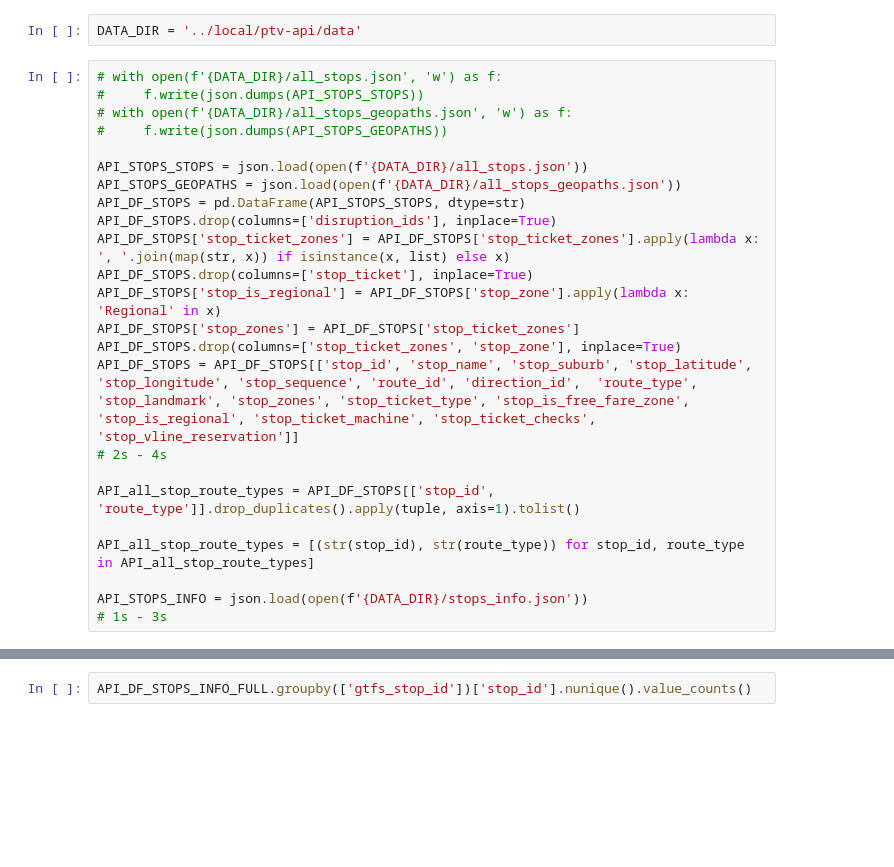
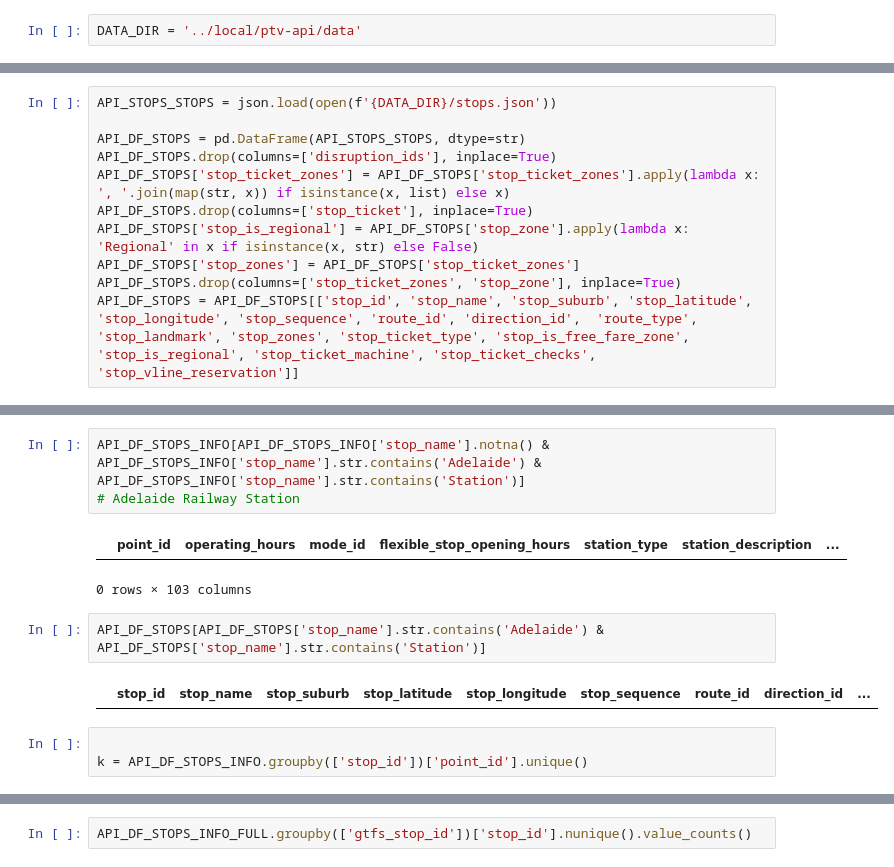
Before and after one commit to thanhan910/PTV, a Jupyter notebook: notebooks/ptv-api-stops-clean.ipynb, the cells around one changed output, grey strips where cells are left out. Drawn from its saved outputs; the diff is of its cells as text; blank space fills up the shorter version.

```diff
--- a/notebooks/ptv-api-stops-clean.ipynb
+++ b/notebooks/ptv-api-stops-clean.ipynb
@@ -13,27 +13,3 @@ import time
 import pyptvgtfs
 # %%
 DATA_DIR = '../local/ptv-api/data'
-# %%
-# with open(f'{DATA_DIR}/all_stops.json', 'w') as f:
-#     f.write(json.dumps(API_STOPS_STOPS))
-# with open(f'{DATA_DIR}/all_stops_geopaths.json', 'w') as f:
-#     f.write(json.dumps(API_STOPS_GEOPATHS))
-
-API_STOPS_STOPS = json.load(open(f'{DATA_DIR}/all_stops.json'))
-API_STOPS_GEOPATHS = json.load(open(f'{DATA_DIR}/all_stops_geopaths.json'))
-API_DF_STOPS = pd.DataFrame(API_STOPS_STOPS, dtype=str)
-API_DF_STOPS.drop(columns=['disruption_ids'], inplace=True)
-API_DF_STOPS['stop_ticket_zones'] = API_DF_STOPS['stop_ticket_zones'].apply(lambda x: ', '.join(map(str, x)) if isinstance(x, list) else x)
-API_DF_STOPS.drop(columns=['stop_ticket'], inplace=True)
-API_DF_STOPS['stop_is_regional'] = API_DF_STOPS['stop_zone'].apply(lambda x: 'Regional' in x)
-API_DF_STOPS['stop_zones'] = API_DF_STOPS['stop_ticket_zones']
-API_DF_STOPS.drop(columns=['stop_ticket_zones', 'stop_zone'], inplace=True)
-API_DF_STOPS = API_DF_STOPS[['stop_id', 'stop_name', 'stop_suburb', 'stop_latitude', 'stop_longitude', 'stop_sequence', 'route_id', 'direction_id',  'route_type',  'stop_landmark', 'stop_zones', 'stop_ticket_type', 'stop_is_free_fare_zone', 'stop_is_regional', 'stop_ticket_machine', 'stop_ticket_checks', 'stop_vline_reservation']]
-# 2s - 4s
-
-API_all_stop_route_types = API_DF_STOPS[['stop_id', 'route_type']].drop_duplicates().apply(tuple, axis=1).tolist()
-
-API_all_stop_route_types = [(str(stop_id), str(route_type)) for stop_id, route_type in API_all_stop_route_types]
-
-API_STOPS_INFO = json.load(open(f'{DATA_DIR}/stops_info.json'))
-# 1s - 3s
@@ -303,0 +216,11 @@ API_DF_STOPS_INFO_FULL = pd.concat([API_DF_STOPS_INFO, GA_DF_MISSING_STOPS], ign
+# %%
+API_STOPS_STOPS = json.load(open(f'{DATA_DIR}/stops.json'))
+
+API_DF_STOPS = pd.DataFrame(API_STOPS_STOPS, dtype=str)
+API_DF_STOPS.drop(columns=['disruption_ids'], inplace=True)
+API_DF_STOPS['stop_ticket_zones'] = API_DF_STOPS['stop_ticket_zones'].apply(lambda x: ', '.join(map(str, x)) if isinstance(x, list) else x)
+API_DF_STOPS.drop(columns=['stop_ticket'], inplace=True)
+API_DF_STOPS['stop_is_regional'] = API_DF_STOPS['stop_zone'].apply(lambda x: 'Regional' in x if isinstance(x, str) else False)
+API_DF_STOPS['stop_zones'] = API_DF_STOPS['stop_ticket_zones']
+API_DF_STOPS.drop(columns=['stop_ticket_zones', 'stop_zone'], inplace=True)
+API_DF_STOPS = API_DF_STOPS[['stop_id', 'stop_name', 'stop_suburb', 'stop_latitude', 'stop_longitude', 'stop_sequence', 'route_id', 'direction_id',  'route_type',  'stop_landmark', 'stop_zones', 'stop_ticket_type', 'stop_is_free_fare_zone', 'stop_is_regional', 'stop_ticket_machine', 'stop_ticket_checks', 'stop_vline_reservation']]
@@ -303,0 +285,13 @@ API_DF_STOPS_INFO_FULL = pd.concat([API_DF_STOPS_INFO, GA_DF_MISSING_STOPS], ign
+# %%
+API_DF_STOPS_INFO[API_DF_STOPS_INFO['stop_name'].notna() & API_DF_STOPS_INFO['stop_name'].str.contains('Adelaide') & API_DF_STOPS_INFO['stop_name'].str.contains('Station')]
+# Adelaide Railway Station
+# %% [output]
+|  | point_id | operating_hours | mode_id | flexible_stop_opening_hours | station_type | station_description | ... |
+0 rows × 103 columns
+# %%
+API_DF_STOPS[API_DF_STOPS['stop_name'].str.contains('Adelaide') & API_DF_STOPS['stop_name'].str.contains('Station')]
+# %% [output]
+|  | stop_id | stop_name | stop_suburb | stop_latitude | stop_longitude | stop_sequence | route_id | direction_id | ... |
+# %%
+
+k = API_DF_STOPS_INFO.groupby(['stop_id'])['point_id'].unique()
```
Also changed, not shown: parts of 34 cells of this notebook.
